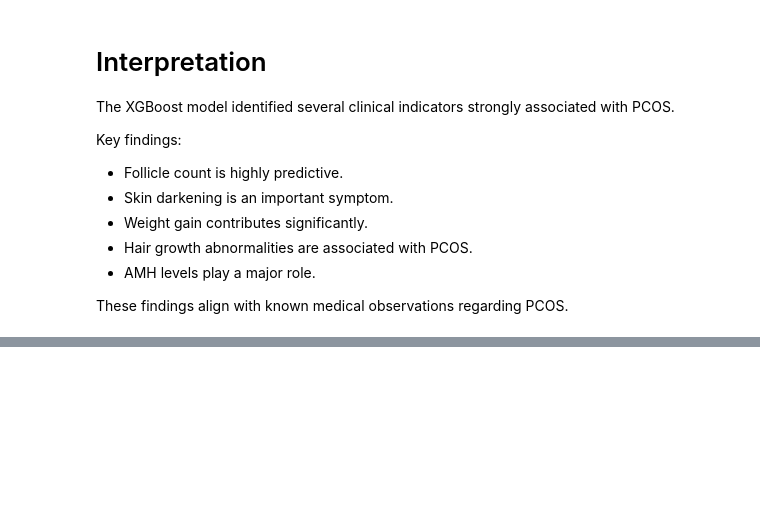
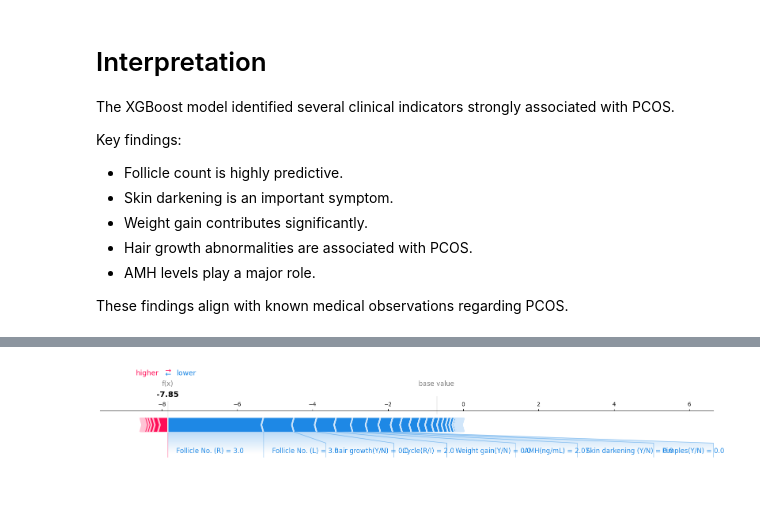
Before and after one commit to vaishnaviinit/FemAI, a Jupyter notebook: notebooks/05_model_interpretation.ipynb, the cells around one changed output, grey strips where cells are left out. Saved outputs shown, nothing was run; the diff lists cells and outputs as text; code cells hidden in the pictures; blank space fills up the shorter version.

```diff
--- a/notebooks/05_model_interpretation.ipynb
+++ b/notebooks/05_model_interpretation.ipynb
@@ -125,0 +190,13 @@ These findings align with known medical observations regarding PCOS.
+# %%
+patient = X.iloc[[0]]
+
+patient_shap = explainer.shap_values(patient)
+
+shap.force_plot(
+    explainer.expected_value,
+    patient_shap,
+    patient,
+    matplotlib=True
+)
+# %% [output]
+[figure, added]
```
Also changed, not shown: parts of 7 cells of this notebook, 1 other file.
